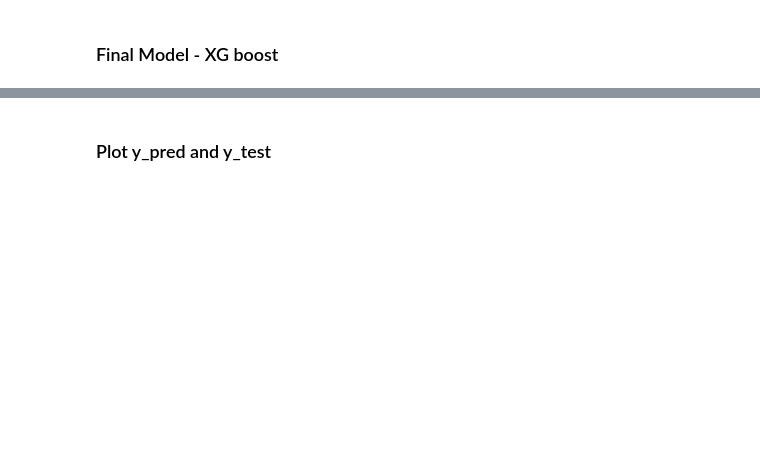
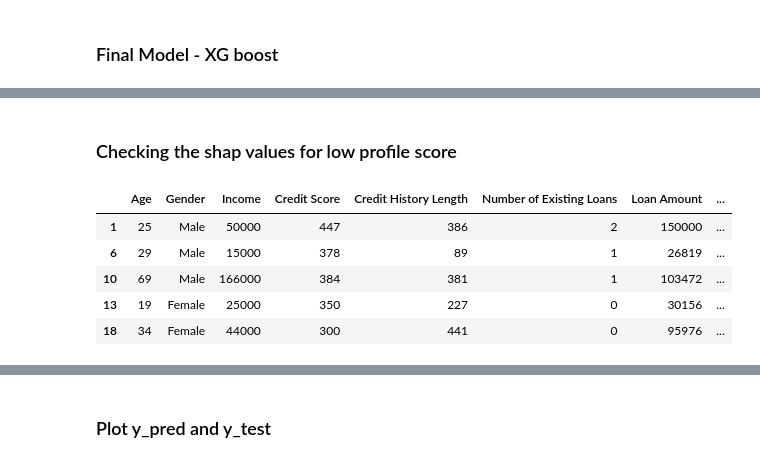
Before and after one commit to dtrelays/AutoLoanApproval, a Jupyter notebook: notebook/ModelTraining_LoanApproval.ipynb, the cells around one changed output, grey strips where cells are left out. Saved outputs shown, nothing was run; the diff lists cells and outputs as text; code cells hidden in the pictures; blank space fills up the shorter version.

```diff
--- a/notebook/ModelTraining_LoanApproval.ipynb
+++ b/notebook/ModelTraining_LoanApproval.ipynb
@@ -314,0 +379,28 @@ print(" R2 of the model on validation set is %.2f" %model_val_r2)
+# %% [markdown]
+### Checking the shap values for low profile score
+# %%
+df.head()
+df_low_score = df[df['Profile Score'] > 80.0]
+
+df_low_score = df_low_score.head(1000)
+
+X_sample = df_low_score.drop(columns=['Profile Score','TwoWheeler Cost'],axis=1)
+y_sample = df_low_score['Profile Score']
+
+X_sample_transform = pipeline.transform(X_sample)
+
+# Compute SHAP values for the provided data
+shap_values = explainer.shap_values(X_sample_transform.toarray())
+# %%
+df_low_score.head()
+# type(y_sample)
+
+#help me get the 3rd element of y_Sample
+# y_sample.iloc[0]
+# %% [output]
+|  | Age | Gender | Income | Credit Score | Credit History Length | Number of Existing Loans | Loan Amount | ... |
+| 1 | 25 | Male | 50000 | 447 | 386 | 2 | 150000 | ... |
+| 6 | 29 | Male | 15000 | 378 | 89 | 1 | 26819 | ... |
+| 10 | 69 | Male | 166000 | 384 | 381 | 1 | 103472 | ... |
+| 13 | 19 | Female | 25000 | 350 | 227 | 0 | 30156 | ... |
+| 18 | 34 | Female | 44000 | 300 | 441 | 0 | 95976 | ... |
```
Also changed, not shown: parts of 19 cells of this notebook, 4 other files.
